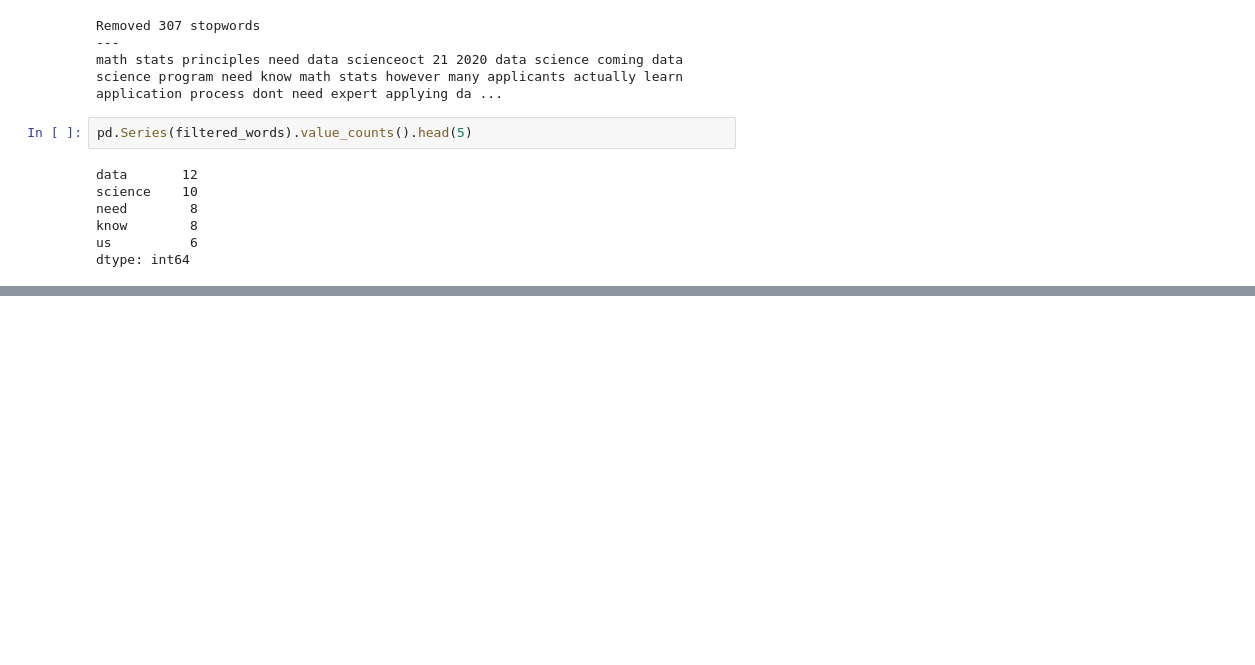
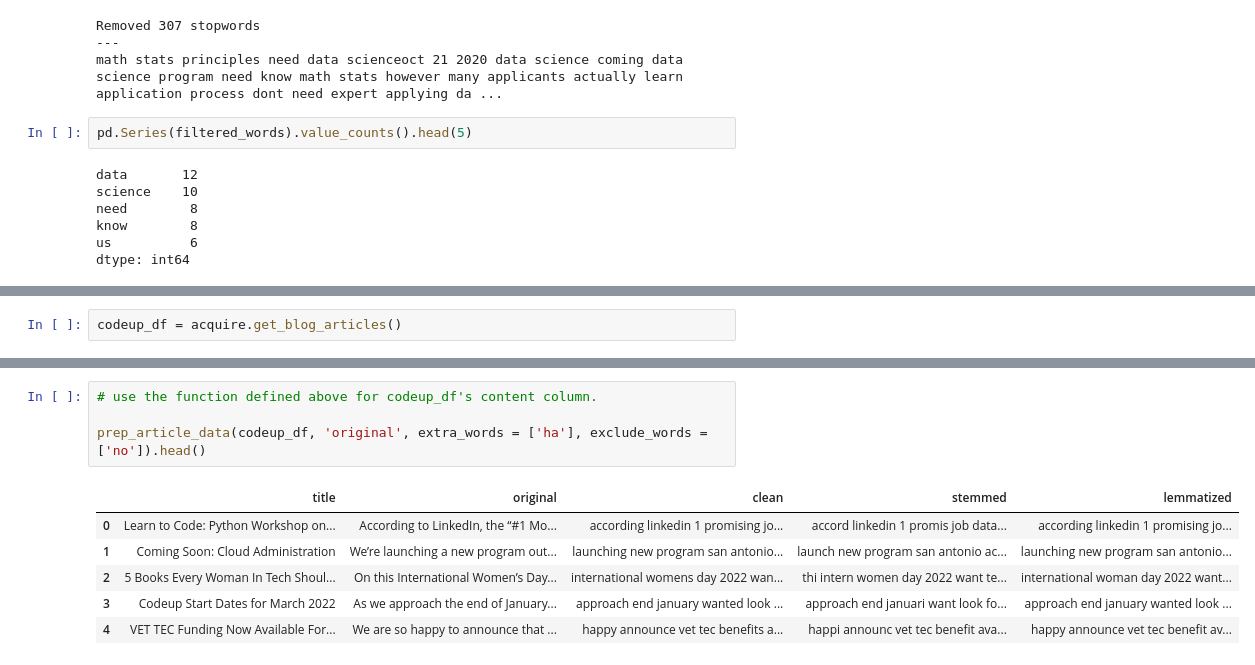
Before and after one commit to CodeupClassroom/innis-nlp-exercises, a Jupyter notebook: nlp_prepare.ipynb, the cells around one changed output, grey strips where cells are left out. Saved outputs shown, nothing was run; the diff lists cells and outputs as text; blank space fills up the shorter version.

```diff
--- a/nlp_prepare.ipynb
+++ b/nlp_prepare.ipynb
@@ -441,0 +538,2 @@ In this exercise we will be defining some functions to prepare textual data. The
+# %%
+codeup_df = acquire.get_blog_articles()
@@ -441,0 +599,11 @@ In this exercise we will be defining some functions to prepare textual data. The
+# %%
+# use the function defined above for codeup_df's content column.
+
+prep_article_data(codeup_df, 'original', extra_words = ['ha'], exclude_words = ['no']).head()
+# %% [output]
+|  | title | original | clean | stemmed | lemmatized |
+| 0 | Learn to Code: Python Workshop on... | According to LinkedIn, the “#1 Mo... | according linkedin 1 promising jo... | accord linkedin 1 promis job data... | according linkedin 1 promising jo... |
+| 1 | Coming Soon: Cloud Administration | We’re launching a new program out... | launching new program san antonio... | launch new program san antonio ac... | launching new program san antonio... |
+| 2 | 5 Books Every Woman In Tech Shoul... | On this International Women’s Day... | international womens day 2022 wan... | thi intern women day 2022 want te... | international woman day 2022 want... |
+| 3 | Codeup Start Dates for March 2022 | As we approach the end of January... | approach end january wanted look ... | approach end januari want look fo... | approach end january wanted look ... |
+| 4 | VET TEC Funding Now Available For... | We are so happy to announce that ... | happy announce vet tec benefits a... | happi announc vet tec benefit ava... | happy announce vet tec benefit av... |
```
Also changed, not shown: parts of 34 cells of this notebook, 2 other files.
